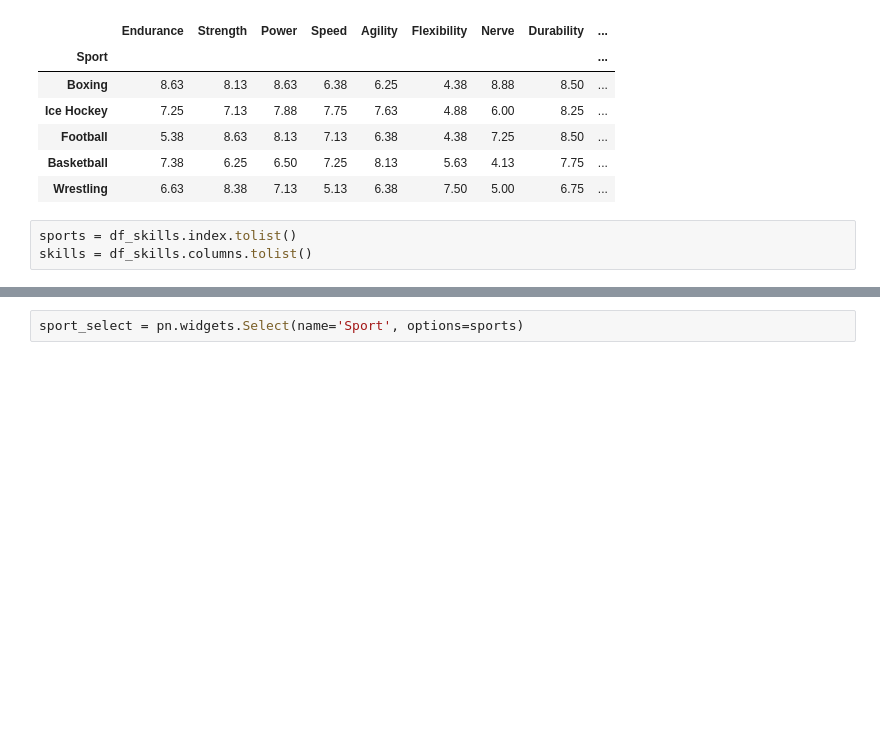
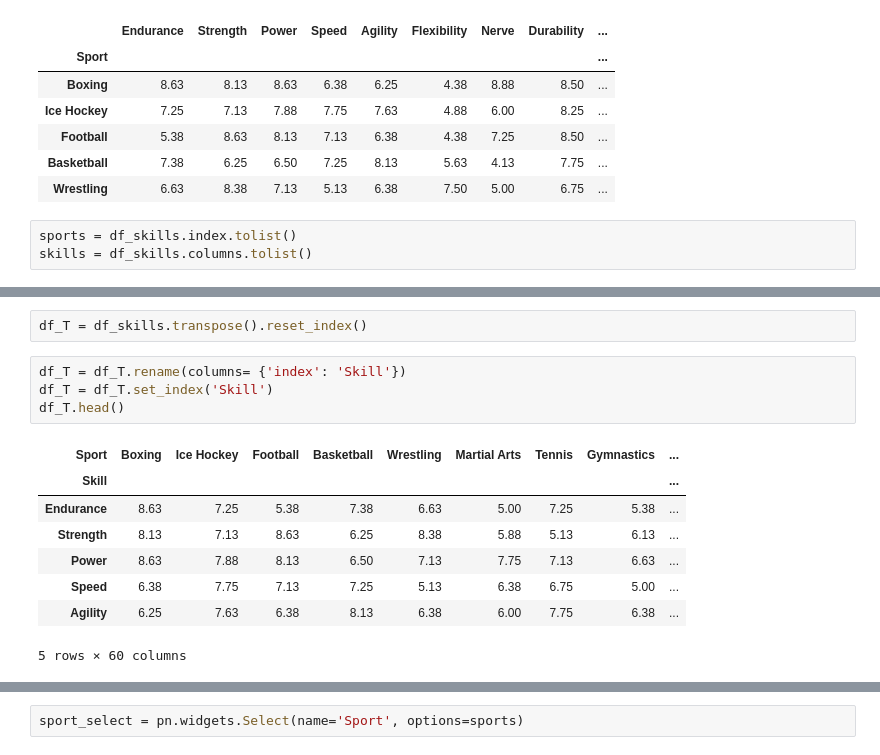
Before and after one commit to nicolaszuleta95/Data-Science-Portfolio, a Jupyter notebook: projects/SportsBySkill/SportsBySkill.ipynb, the cells around one changed output, grey strips where cells are left out. Saved outputs shown, nothing was run; the diff lists cells and outputs as text; blank space fills up the shorter version.

```diff
--- a/projects/SportsBySkill/SportsBySkill.ipynb
+++ b/projects/SportsBySkill/SportsBySkill.ipynb
@@ -120,2 +129,17 @@ def get_skills_graph_by_sport(sport_select='Boxing'):
     plt.close()
     return fig
+# %%
+df_T = df_skills.transpose().reset_index()
+# %%
+df_T = df_T.rename(columns= {'index': 'Skill'})
+df_T = df_T.set_index('Skill')
+df_T.head()
+# %% [output]
+| Sport | Boxing | Ice Hockey | Football | Basketball | Wrestling | Martial Arts | Tennis | Gymnastics | ... |
+| Skill |  |  |  |  |  |  |  |  | ... |
+| Endurance | 8.63 | 7.25 | 5.38 | 7.38 | 6.63 | 5.00 | 7.25 | 5.38 | ... |
+| Strength | 8.13 | 7.13 | 8.63 | 6.25 | 8.38 | 5.88 | 5.13 | 6.13 | ... |
+| Power | 8.63 | 7.88 | 8.13 | 6.50 | 7.13 | 7.75 | 7.13 | 6.63 | ... |
+| Speed | 6.38 | 7.75 | 7.13 | 7.25 | 5.13 | 6.38 | 6.75 | 5.00 | ... |
+| Agility | 6.25 | 7.63 | 6.38 | 8.13 | 6.38 | 6.00 | 7.75 | 6.38 | ... |
+5 rows × 60 columns
```
Also changed, not shown: parts of 8 cells of this notebook.
